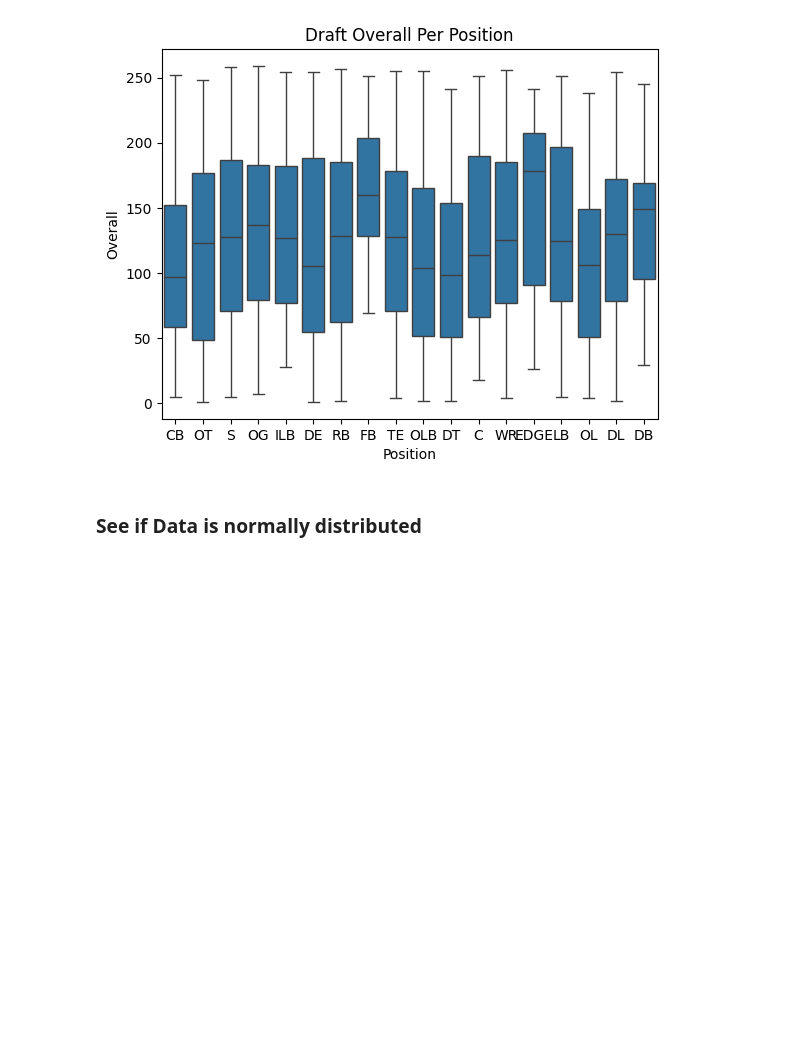
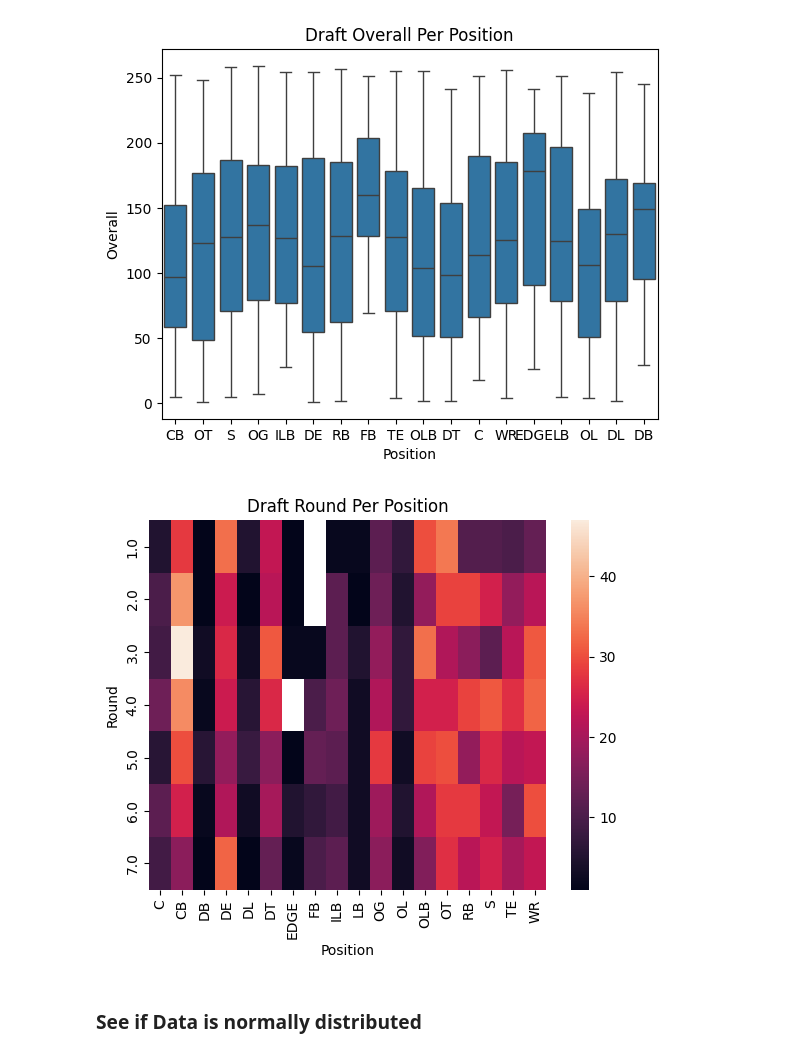
Before and after one commit to mcdonaldpmsoe/CSC2621-Final, a Jupyter notebook: main.ipynb, the cells around one changed output. Drawn from its saved outputs; the diff is of its cells as text; code cells hidden in the pictures; blank space fills up the shorter version.

Commit message:
Adding another graph

```diff
--- a/main.ipynb
+++ b/main.ipynb
@@ -212,6 +212,17 @@ plt.ylabel('Overall')
 plt.show()
 # %% [output]
 [figure]
+# %%
+contingency_table = pd.pivot_table(merged_df, values='overall', index='round', columns='Pos', aggfunc='count')
+
+
+sns.heatmap(contingency_table)
+plt.title("Draft Round Per Position")
+plt.xlabel('Position')
+plt.ylabel('Round')
+plt.show()
+# %% [output]
+[figure, added]
 # %% [markdown]
 ### See if Data is normally distributed
 # %%
```
